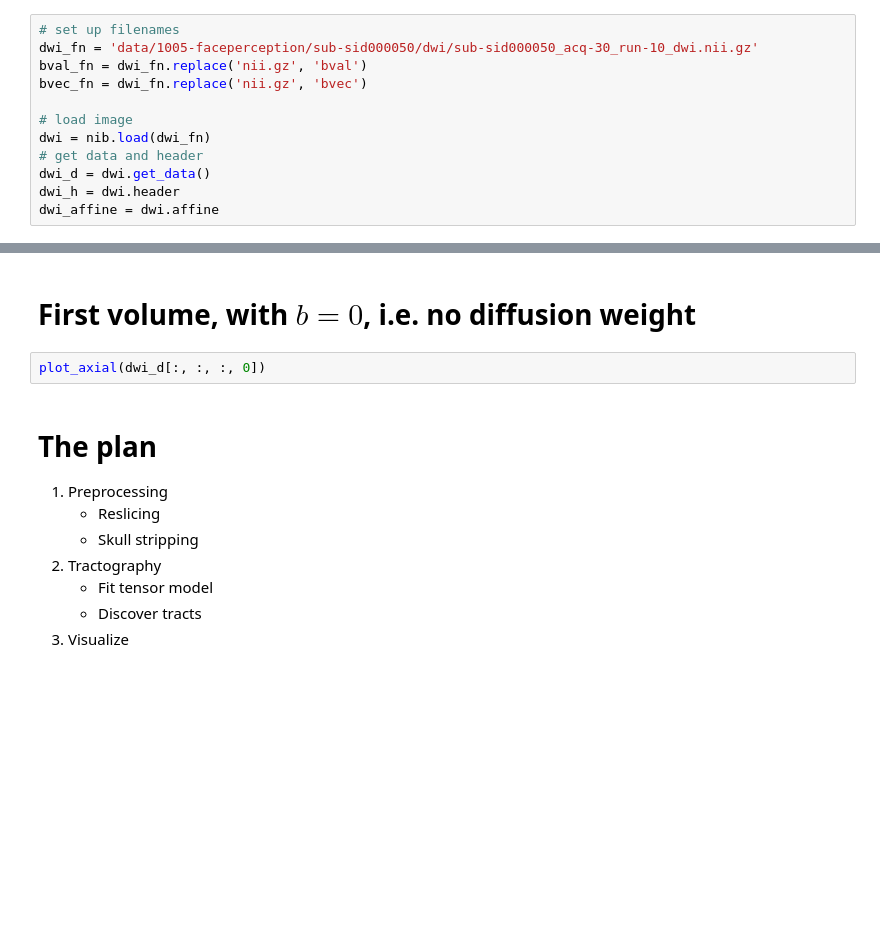
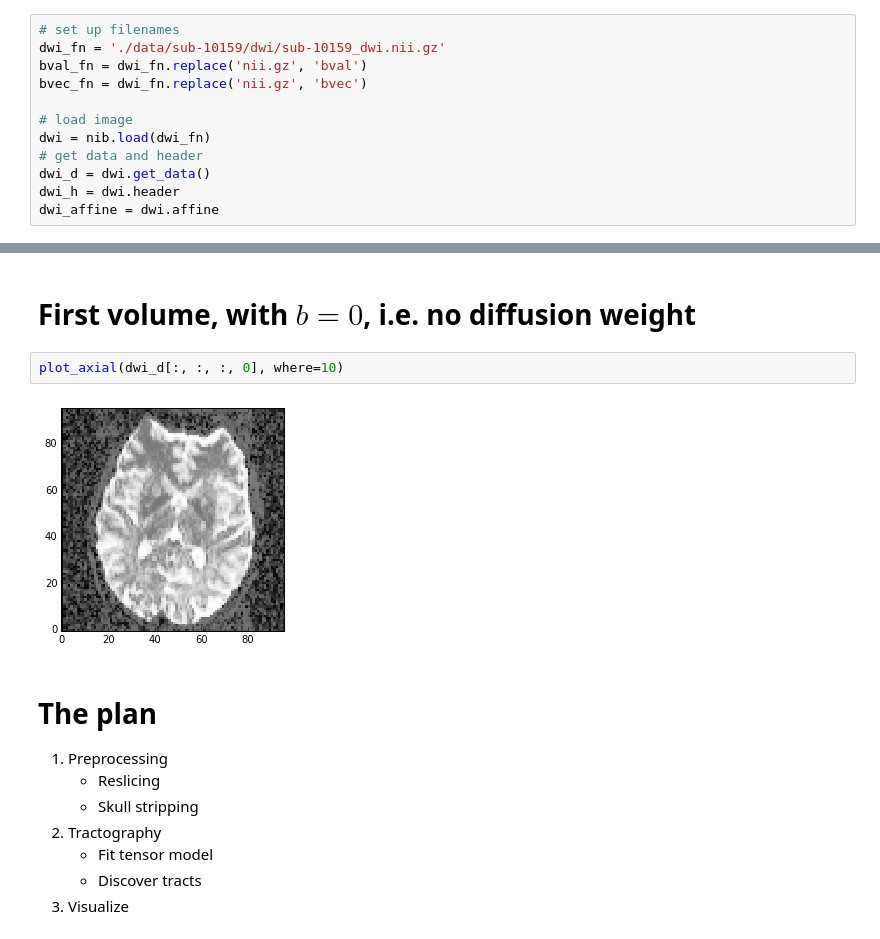
Before and after one commit to mvdoc/grr_dti_tutorial, a Jupyter notebook: dti_tutorial.ipynb, the cells around one changed output, grey strips where cells are left out. Cells and saved outputs as stored; diff of their text form; blank space fills up the shorter version.

```diff
--- a/dti_tutorial.ipynb
+++ b/dti_tutorial.ipynb
@@ -54,7 +97,7 @@ Once we converted the DICOMs to NIFTI in BIDS format, under the `dwi` directory
 4. \*.json: file containing information on acquisition sequence
 # %%
 # set up filenames
-dwi_fn = 'data/1005-faceperception/sub-sid000050/dwi/sub-sid000050_acq-30_run-10_dwi.nii.gz'
+dwi_fn = './data/sub-10159/dwi/sub-10159_dwi.nii.gz'
 bval_fn = dwi_fn.replace('nii.gz', 'bval')
 bvec_fn = dwi_fn.replace('nii.gz', 'bvec')
 
@@ -117,7 +191,9 @@ def plot_axial(img, where=35, ax=None, mask=None):
 # %% [markdown]
 # First volume, with $b = 0$, i.e. no diffusion weight
 # %%
-plot_axial(dwi_d[:, :, :, 0])
+plot_axial(dwi_d[:, :, :, 0], where=10)
+# %% [output]
+[figure, added]
 # %% [markdown]
 # The plan
 
```
Also changed, not shown: parts of 65 cells of this notebook, 10 other files.
